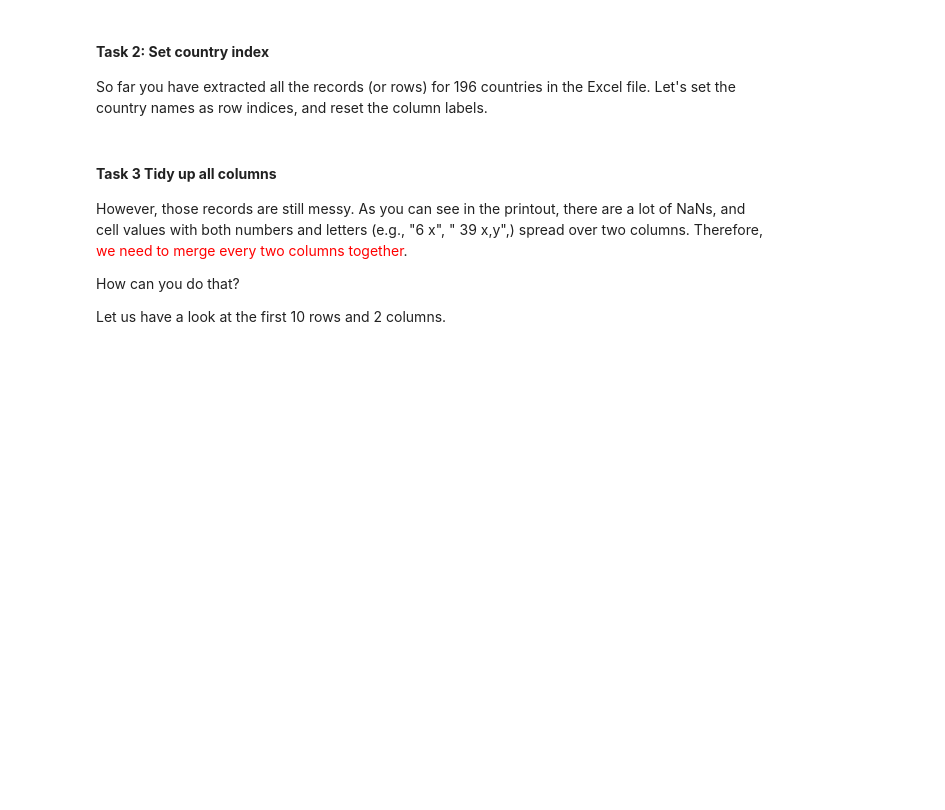
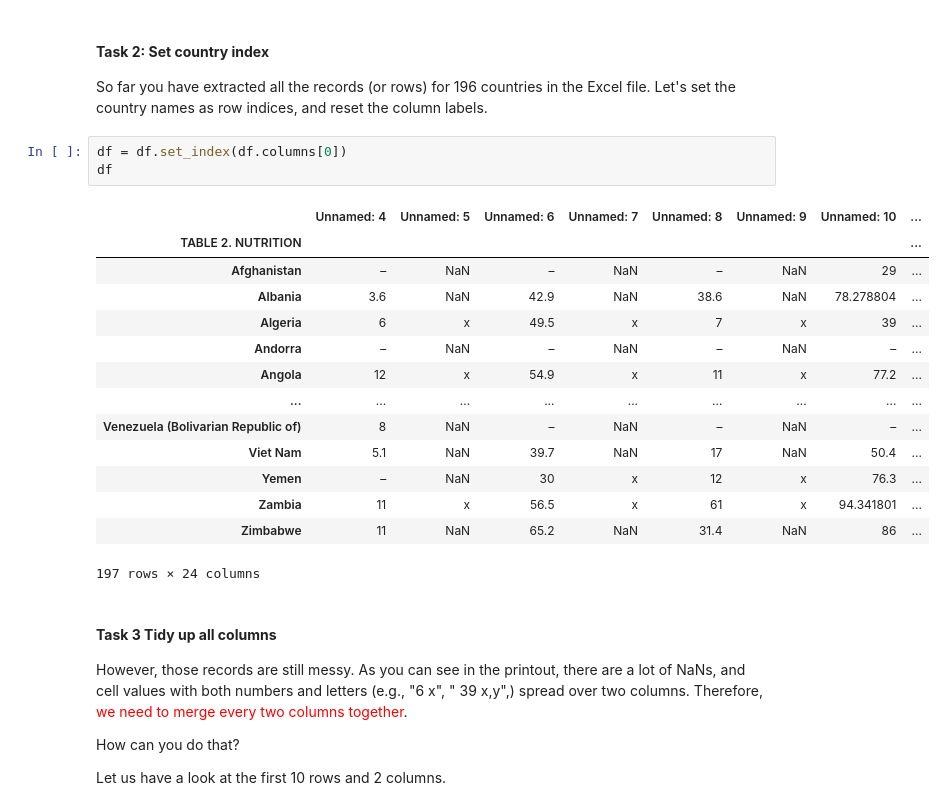
Before and after one commit to PHLP-Neo/Portfolio, a Jupyter notebook: MonashCourseWork/FIT5196/Week3/week_3_applied_session_student.ipynb, the cells around one changed output. Saved outputs shown, nothing was run; the diff lists cells and outputs as text; blank space fills up the shorter version.

```diff
--- a/MonashCourseWork/FIT5196/Week3/week_3_applied_session_student.ipynb
+++ b/MonashCourseWork/FIT5196/Week3/week_3_applied_session_student.ipynb
@@ -231,6 +336,24 @@ df
 
 So far you have extracted all the records (or rows) for 196 countries in the Excel file.
 Let's set the country names as row indices, and reset the column labels.
+# %%
+df = df.set_index(df.columns[0])
+df
+# %% [output]
+|  | Unnamed: 4 | Unnamed: 5 | Unnamed: 6 | Unnamed: 7 | Unnamed: 8 | Unnamed: 9 | Unnamed: 10 | ... |
+| TABLE 2. NUTRITION |  |  |  |  |  |  |  | ... |
+| Afghanistan | – | NaN | – | NaN | – | NaN | 29 | ... |
+| Albania | 3.6 | NaN | 42.9 | NaN | 38.6 | NaN | 78.278804 | ... |
+| Algeria | 6 | x | 49.5 | x | 7 | x | 39 | ... |
+| Andorra | – | NaN | – | NaN | – | NaN | – | ... |
+| Angola | 12 | x | 54.9 | x | 11 | x | 77.2 | ... |
+| ... | ... | ... | ... | ... | ... | ... | ... | ... |
+| Venezuela (Bolivarian Republic of) | 8 | NaN | – | NaN | – | NaN | – | ... |
+| Viet Nam | 5.1 | NaN | 39.7 | NaN | 17 | NaN | 50.4 | ... |
+| Yemen | – | NaN | 30 | x | 12 | x | 76.3 | ... |
+| Zambia | 11 | x | 56.5 | x | 61 | x | 94.341801 | ... |
+| Zimbabwe | 11 | NaN | 65.2 | NaN | 31.4 | NaN | 86 | ... |
+197 rows × 24 columns
 # %% [markdown]
 #### **Task 3 Tidy up all columns**
 
```
Also changed, not shown: parts of 53 cells of this notebook, 1 other file.
